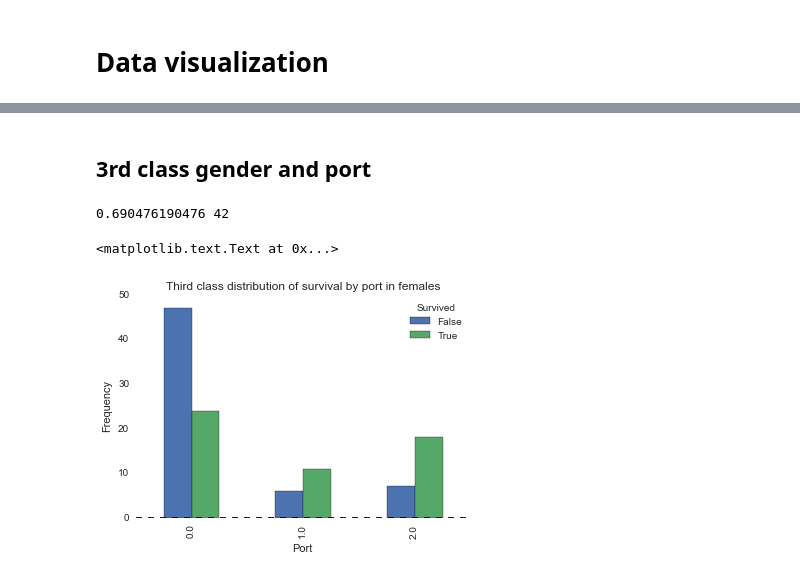
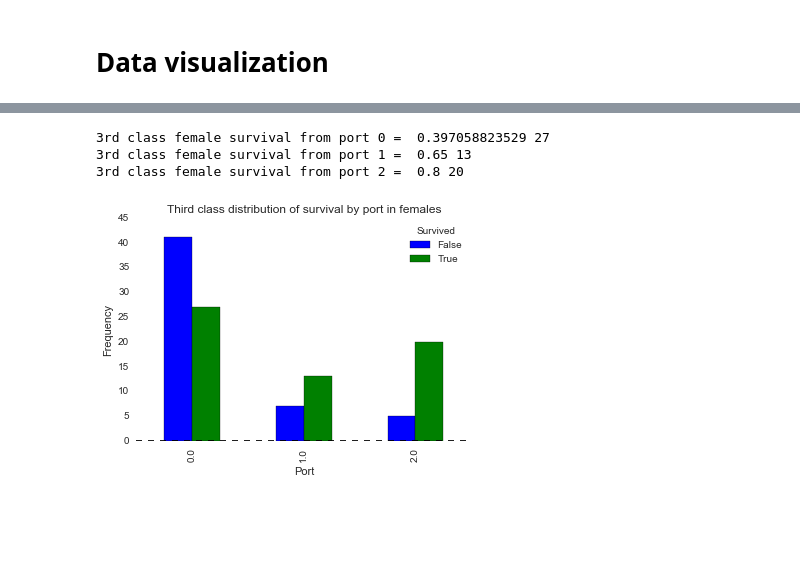
Before and after one commit to ErBa508/kggle, a Jupyter notebook: Titanic/Visualization and exploration_titanic.ipynb, the cells around one changed output, grey strips where cells are left out. Cells and saved outputs as stored; diff of their text form; code cells hidden in the pictures; blank space fills up the shorter version.

```diff
--- a/Titanic/Visualization and exploration_titanic.ipynb
+++ b/Titanic/Visualization and exploration_titanic.ipynb
@@ -33,0 +41,8 @@ def createNewCol(boolx):
+# %%
+# (2) females in 3rd class and under 24 years and fare less than 8
+bool3 = (train['Pclass'] == 3) & (train['Gender'] == 0) & (train['AgeFill'] < 24) & (train['FareFill'] < 8)
+bool3t = (test['Pclass'] == 3) & (test['Gender'] == 0) & (test['AgeFill'] < 24) & (test['FareFill'] < 8)
+print(sum(bool3))
+
+train["thirdClassFSingle"] = createNewCol(bool3)
+test["thirdClassFSingle"] = createNewCol(bool3t)
@@ -44,8 +60,0 @@ test["kidHighClass"] = createNewCol(bool1t)
-# %%
-# (2) mother's with one child in first or second class predominantly survive
-bool2 = (train['AgeFill'] > 18) & (train['Parch'] == 1) & (train['Pclass'] < 3) & (train['Gender'] == 0)
-bool2t = (test['AgeFill'] > 18) & (test['Parch'] == 1) & (test['Pclass'] < 3) & (test['Gender'] == 0)
-print(sum(bool2))
-
-train["momHighClass"] = createNewCol(bool2)
-test["momHighClass"] = createNewCol(bool2t)
@@ -54,8 +60,0 @@ test["momHighClass"] = createNewCol(bool2t)
-# %%
-# (3) females in 3rd class embarking at port 1 and 2 (and not port 0) predominantly survive ~%70
-bool3 = (train['Pclass'] == 3) & (train['Gender'] == 0) & (train['Port'] == 2)
-bool3t = (test['Pclass'] == 3) & (test['Gender'] == 0) & (test['Port'] == 2)
-print(sum(bool3))
-
-train["thirdclassfport"] = createNewCol(bool3)
-test["thirdclassfport"] = createNewCol(bool3t)
@@ -63,0 +61,10 @@ test["thirdclassfport"] = createNewCol(bool3t)
+# %%
+# (4) male and first class and under 40 years and fare between 25 and 50
+bool1 = (train['FareFill'] > 25) & (train['FareFill'] < 50) & (train['AgeFill'] < 40) \
+        & (train['Pclass'] == 1) & (train['Gender'] == 1)
+bool1t = (test['FareFill'] > 25) & (test['FareFill'] < 50) & (test['AgeFill'] < 40) \
+        & (test['Pclass'] == 1) & (test['Gender'] == 1)
+print(sum(bool1))
+
+train["singleMenFirstClass"] = createNewCol(bool1)
+test["singleMenFirstClass"] = createNewCol(bool1t)
@@ -331,17 +537,20 @@ plt.ylabel('Frequency')
-# %% [markdown]
-## 3rd class gender and port
-# %%
-# survival predicted if in 3rd class, female, and port is # 1 or #2
-lst = thirdClassY[(thirdClassData['Gender'] == 0) & (thirdClassData.Port >= 1)]
-print(sum(lst)/len(lst), len(lst))
-# %% [output]
-0.690476190476 42
 # %%
-# Distribution of survival by port in females
+# Distribution of survival by port in females (most of these survivors are better captured by young single female feature)
 pd.crosstab(thirdClassData.Port[thirdClassData.Gender == 0], thirdClassY.astype(bool)).plot(kind='bar')
 plt.title('Third class distribution of survival by port in females')
 plt.xlabel('Port')
 plt.ylabel('Frequency')
+
+lst = thirdClassY[(thirdClassData['Gender'] == 0) & (thirdClassData.Port == 0)]
+print("3rd class female survival from port 0 = ", sum(lst)/len(lst), sum(lst))
+
+lst2 = thirdClassY[(thirdClassData['Gender'] == 0) & (thirdClassData.Port == 1)]
+print("3rd class female survival from port 1 = ", sum(lst2)/len(lst2), sum(lst2))
+
+lst3 = thirdClassY[(thirdClassData['Gender'] == 0) & (thirdClassData.Port == 2)]
+print("3rd class female survival from port 2 = ", sum(lst3)/len(lst3), sum(lst3))
 # %% [output]
-<matplotlib.text.Text at 0x...>
+3rd class female survival from port 0 =  0.397058823529 27
+3rd class female survival from port 1 =  0.65 13
+3rd class female survival from port 2 =  0.8 20
-[figure, old version]
+[figure, new version]
```
Also changed, not shown: parts of 78 cells of this notebook, 5 other files.
